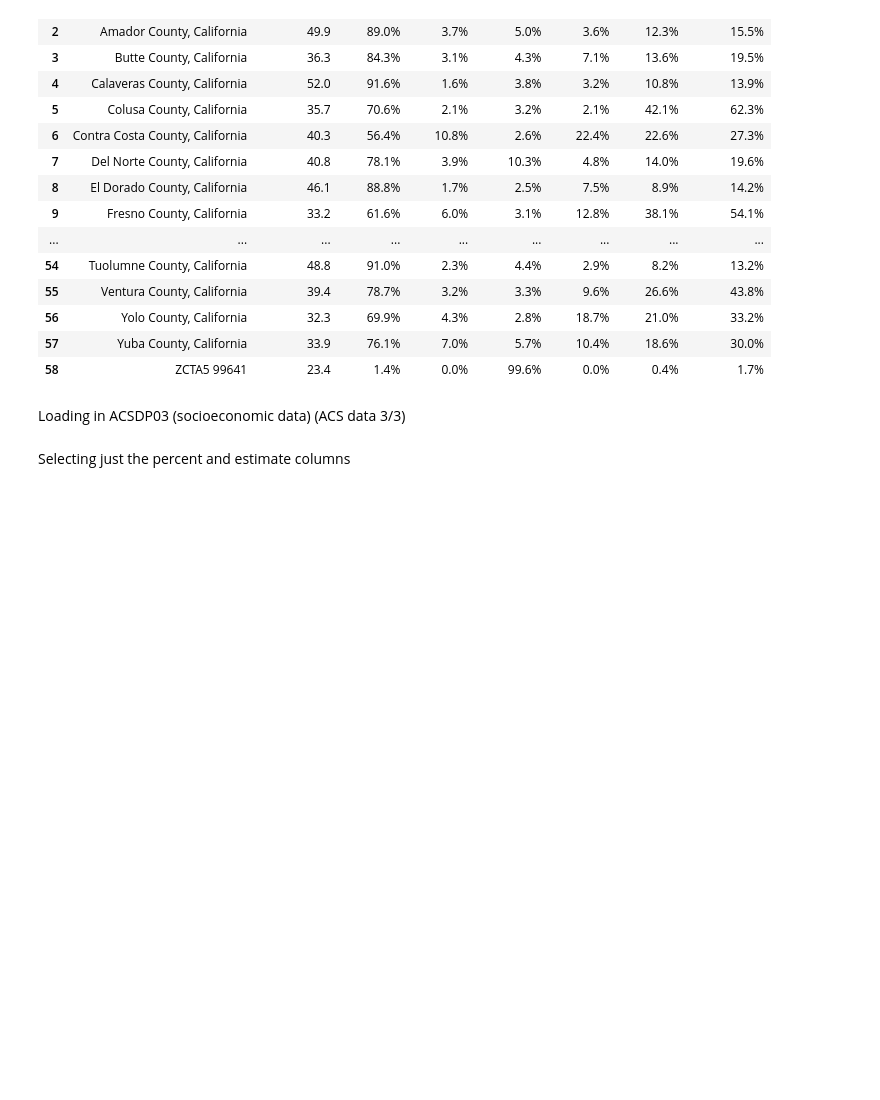
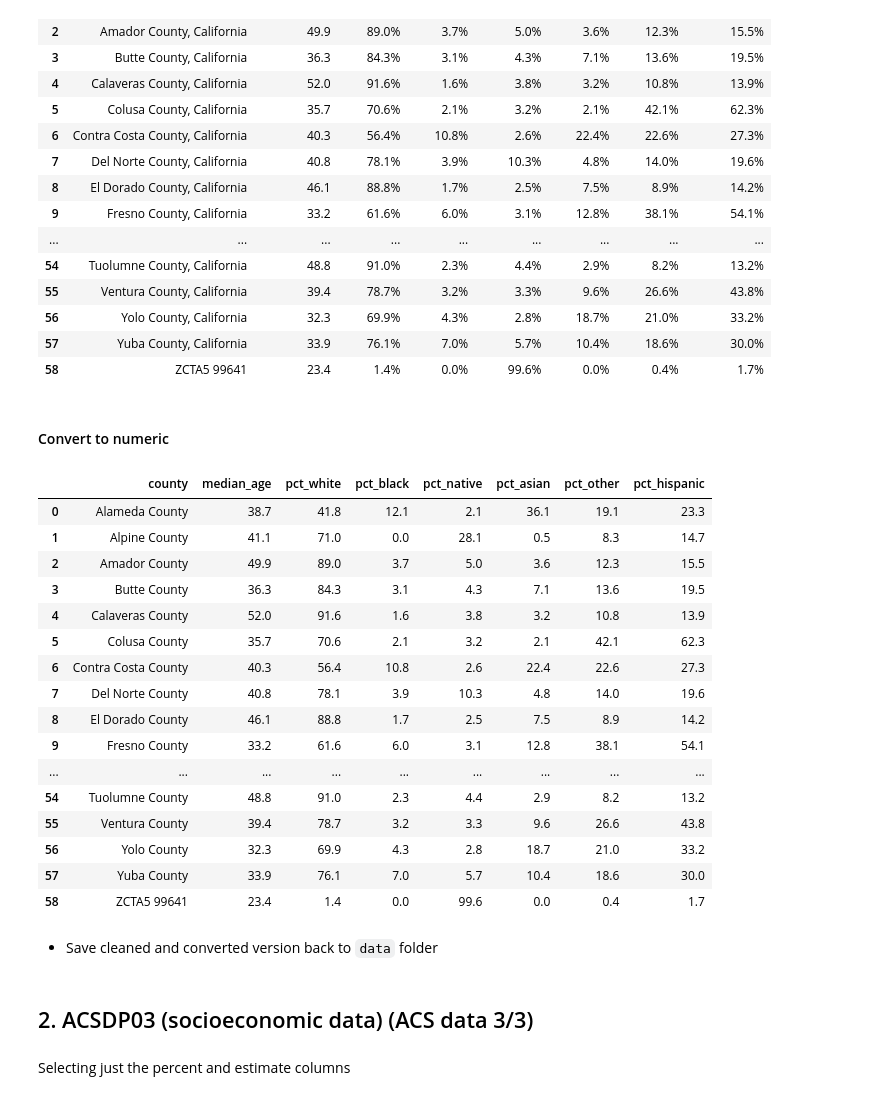
Before and after one commit to sose27/GROUP1_comm3180_S26_Data_Project, a Jupyter notebook: data_analysis/ACS Data Analysis.ipynb, the cells around one changed output. Cells and saved outputs as stored; diff of their text form; code cells hidden in the pictures; blank space fills up the shorter version.

```diff
--- a/data_analysis/ACS Data Analysis.ipynb
+++ b/data_analysis/ACS Data Analysis.ipynb
@@ -89,3 +89,37 @@ ACS5_final
 | 56 | Yolo County, California | 32.3 | 69.9% | 4.3% | 2.8% | 18.7% | 21.0% | 33.2% |
 | 57 | Yuba County, California | 33.9 | 76.1% | 7.0% | 5.7% | 10.4% | 18.6% | 30.0% |
 | 58 | ZCTA5 99641 | 23.4 | 1.4% | 0.0% | 99.6% | 0.0% | 0.4% | 1.7% |
+# %% [markdown]
+#### Convert to numeric
+# %%
+ACS5_final['county'] = ACS5_final['county'].str.replace(', California','')
+ACS5_final['median_age'] = ACS5_final['median_age'].astype(float)
+# %%
+def pct_to_numeric(pct_str):
+    return float(pct_str.replace('%',''))
+# %%
+pct_cols = [cname for cname in ACS5_final.columns if cname.startswith('pct_')]
+# %%
+ACS5_final[pct_cols] = ACS5_final[pct_cols].map(pct_to_numeric)
+# %%
+ACS5_final
+# %% [output]
+|  | county | median_age | pct_white | pct_black | pct_native | pct_asian | pct_other | pct_hispanic |
+| 0 | Alameda County | 38.7 | 41.8 | 12.1 | 2.1 | 36.1 | 19.1 | 23.3 |
+| 1 | Alpine County | 41.1 | 71.0 | 0.0 | 28.1 | 0.5 | 8.3 | 14.7 |
+| 2 | Amador County | 49.9 | 89.0 | 3.7 | 5.0 | 3.6 | 12.3 | 15.5 |
+| 3 | Butte County | 36.3 | 84.3 | 3.1 | 4.3 | 7.1 | 13.6 | 19.5 |
+| 4 | Calaveras County | 52.0 | 91.6 | 1.6 | 3.8 | 3.2 | 10.8 | 13.9 |
+| 5 | Colusa County | 35.7 | 70.6 | 2.1 | 3.2 | 2.1 | 42.1 | 62.3 |
+| 6 | Contra Costa County | 40.3 | 56.4 | 10.8 | 2.6 | 22.4 | 22.6 | 27.3 |
+| 7 | Del Norte County | 40.8 | 78.1 | 3.9 | 10.3 | 4.8 | 14.0 | 19.6 |
+| 8 | El Dorado County | 46.1 | 88.8 | 1.7 | 2.5 | 7.5 | 8.9 | 14.2 |
+| 9 | Fresno County | 33.2 | 61.6 | 6.0 | 3.1 | 12.8 | 38.1 | 54.1 |
+| ... | ... | ... | ... | ... | ... | ... | ... | ... |
+| 54 | Tuolumne County | 48.8 | 91.0 | 2.3 | 4.4 | 2.9 | 8.2 | 13.2 |
+| 55 | Ventura County | 39.4 | 78.7 | 3.2 | 3.3 | 9.6 | 26.6 | 43.8 |
+| 56 | Yolo County | 32.3 | 69.9 | 4.3 | 2.8 | 18.7 | 21.0 | 33.2 |
+| 57 | Yuba County | 33.9 | 76.1 | 7.0 | 5.7 | 10.4 | 18.6 | 30.0 |
+| 58 | ZCTA5 99641 | 23.4 | 1.4 | 0.0 | 99.6 | 0.0 | 0.4 | 1.7 |
+# %% [markdown]
+* Save cleaned and converted version back to `data` folder
@@ -92,5 +128,5 @@ ACS5_final
 # %% [markdown]
-Loading in ACSDP03 (socioeconomic data) (ACS data 3/3)
+## 2. ACSDP03 (socioeconomic data) (ACS data 3/3)
 # %%
 ACS3 = pd.read_csv('../data/ACSDP03.csv')
 # %% [markdown]
```
Also changed, not shown: parts of 3 cells of this notebook, 2 other files.
